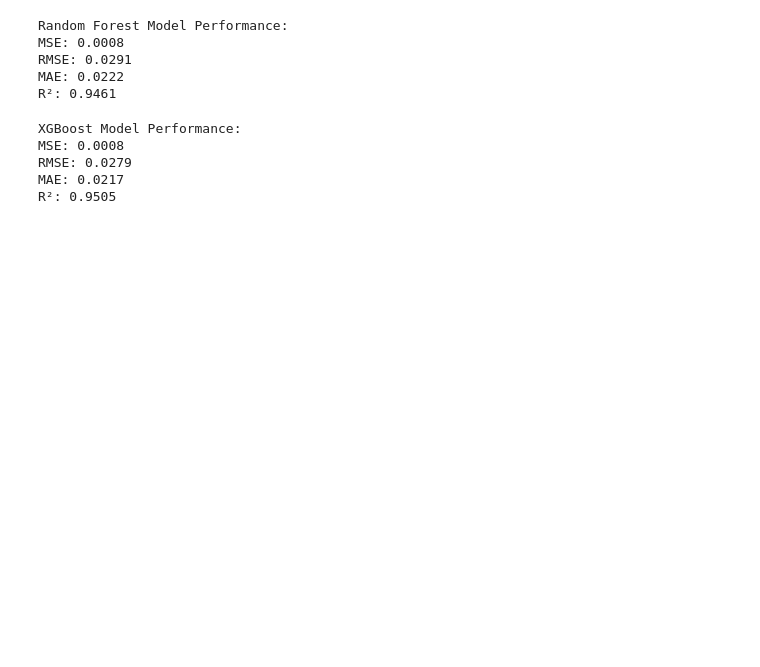
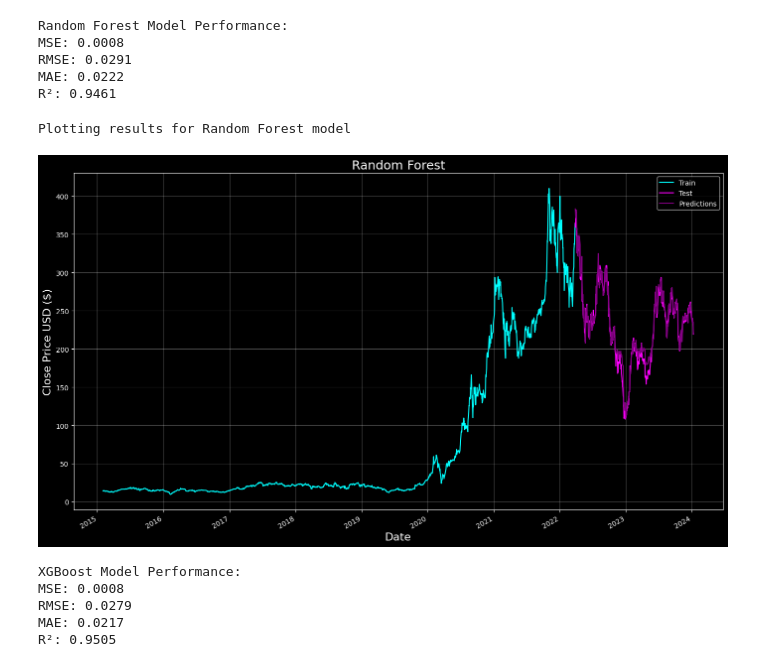
Before and after one commit to nuha-95/Time-Series-Forecasting, a Jupyter notebook: Tesla_train.ipynb, the cells around one changed output. Drawn from its saved outputs; the diff is of its cells as text; code cells hidden in the pictures; blank space fills up the shorter version.

```diff
--- a/Tesla_train.ipynb
+++ b/Tesla_train.ipynb
@@ -132,4 +127,10 @@ MSE: 0.0008
 RMSE: 0.0291
 MAE: 0.0222
 R²: 0.9461
+# %%
+print(f"\nPlotting results for Random Forest model")
+plot_train_test_predictions(df, split_idx, y_test_original, rf_pred, model_name="Random Forest")
+# %% [output]
+Plotting results for Random Forest model
+[figure, added]
 # %%
```
Also changed, not shown: parts of 28 cells of this notebook, 2 other files.
